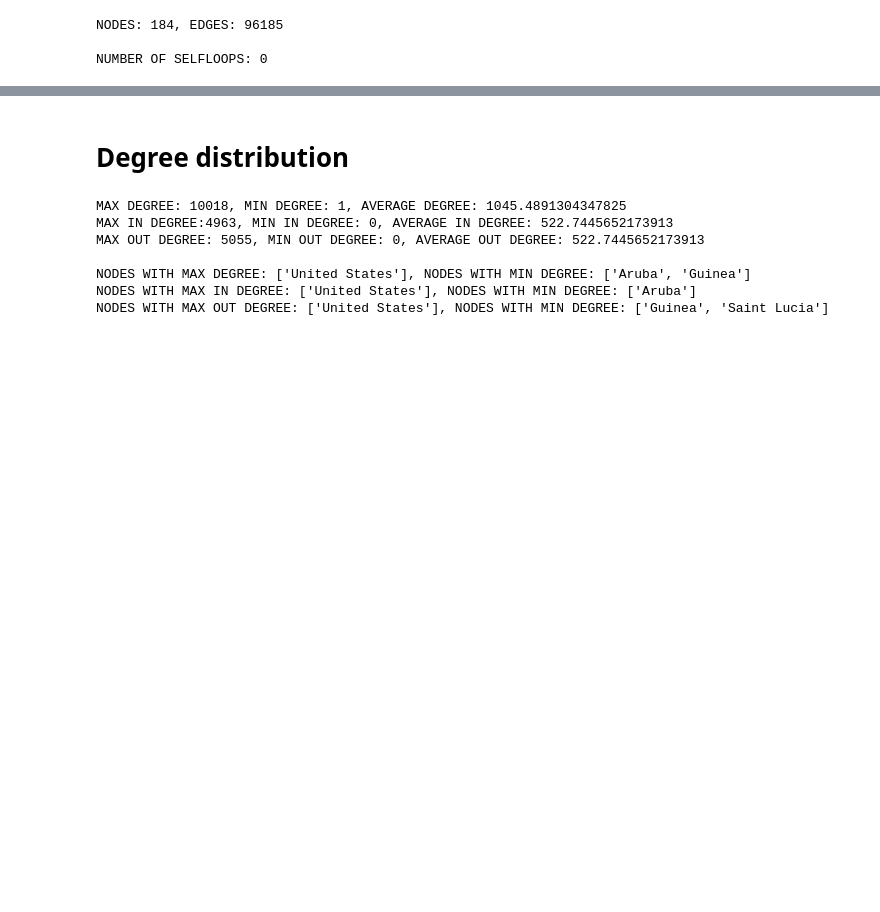
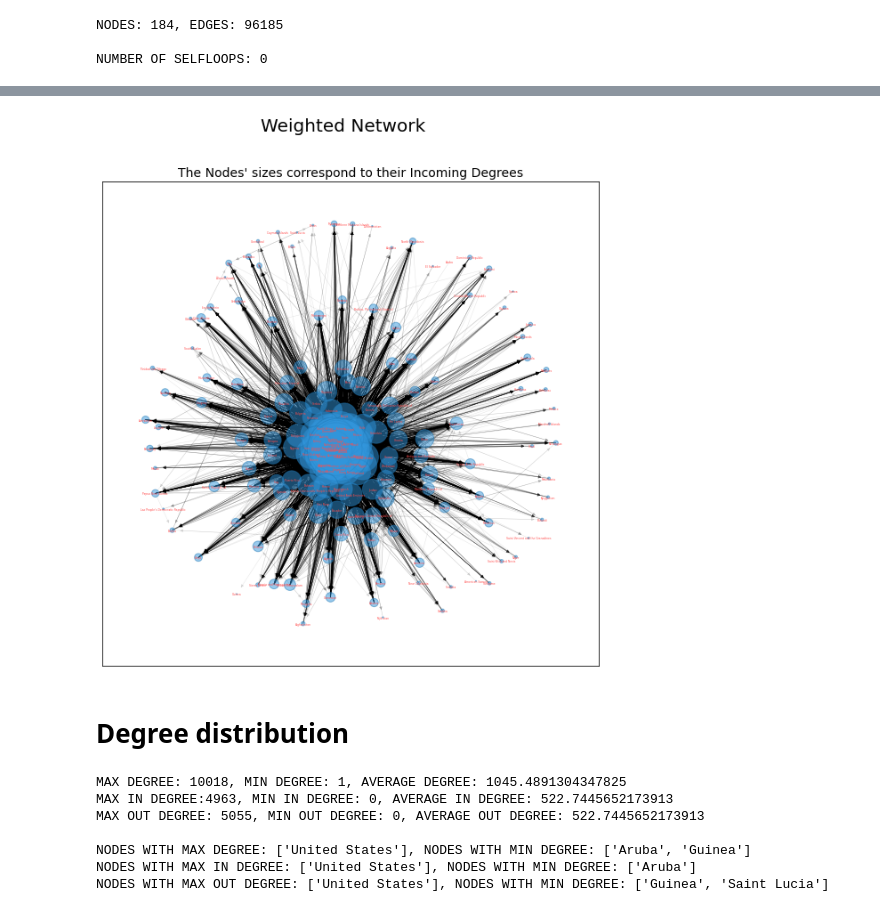
Before and after one commit to kdd-lab/2020_Ricciarelli, a Jupyter notebook: code/notebook/weighted_network_analysis.ipynb, the cells around one changed output, grey strips where cells are left out. Cells and saved outputs as stored; diff of their text form; code cells hidden in the pictures; blank space fills up the shorter version.

Commit message:
Updated notebook and images

```diff
--- a/code/notebook/weighted_network_analysis.ipynb
+++ b/code/notebook/weighted_network_analysis.ipynb
@@ -67,25 +86,29 @@ NUMBER OF SELFLOOPS: 0
 # %%
+fig, axs = plt.subplots(nrows=1, ncols=1, figsize=(10, 10))
+
 pos = nx.spring_layout(weighted_network, k=2.5)
 
 nx.draw_networkx_nodes(weighted_network, pos=pos,
                        nodelist=dict(weighted_network.in_degree()).keys(),
                        node_size=[in_d * 1 for in_d in
                                   dict(weighted_network.in_degree()).values()],
-                       alpha=0.5)
+                       alpha=0.5, ax=axs, node_color='#3296dc',
+                       edgecolors='#1f77b4')
 nx.draw_networkx_edges(weighted_network, pos, width=0.5, arrowsize=7,
-                       alpha=0.1)
+                       alpha=0.1, ax=axs)
 
 labels = dict()
 for n in weighted_network.nodes(data=True):
     labels[n[0]] = n[1]['state']
 nx.draw_networkx_labels(weighted_network, pos, labels, font_size=3,
-                        font_color='#ff4d4d')
+                        font_color='#ff4d4d', ax=axs)
 
-plt.title("The Nodes' sizes correspond to their In-Degrees")
-plt.suptitle('Original Network')
-plt.axis('off')
-plt.savefig('./images/graph.pdf', format='pdf')
-plt.close()
+fig.suptitle('Weighted Network', fontsize=20)
+axs.set_title("The Nodes' sizes correspond to their Incoming Degrees",
+             fontsize=14)
+fig.savefig('./images/graph.pdf', format='pdf')
+# %% [output]
+[figure, added]
 # %% [markdown]
 # Degree distribution
 # %%
```
Also changed, not shown: parts of 12 cells of this notebook, 8 other files.
